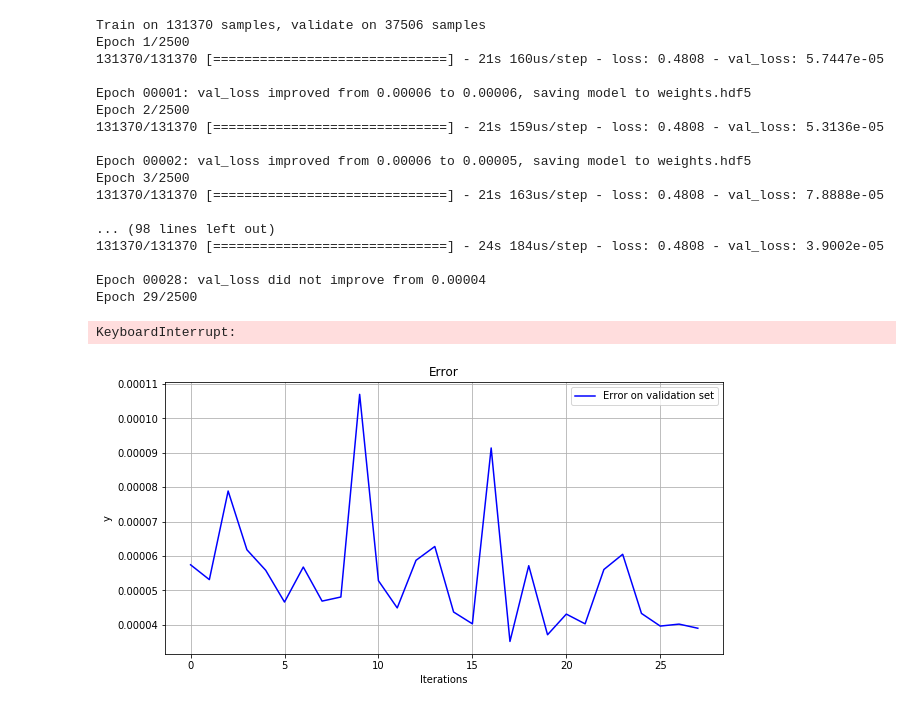
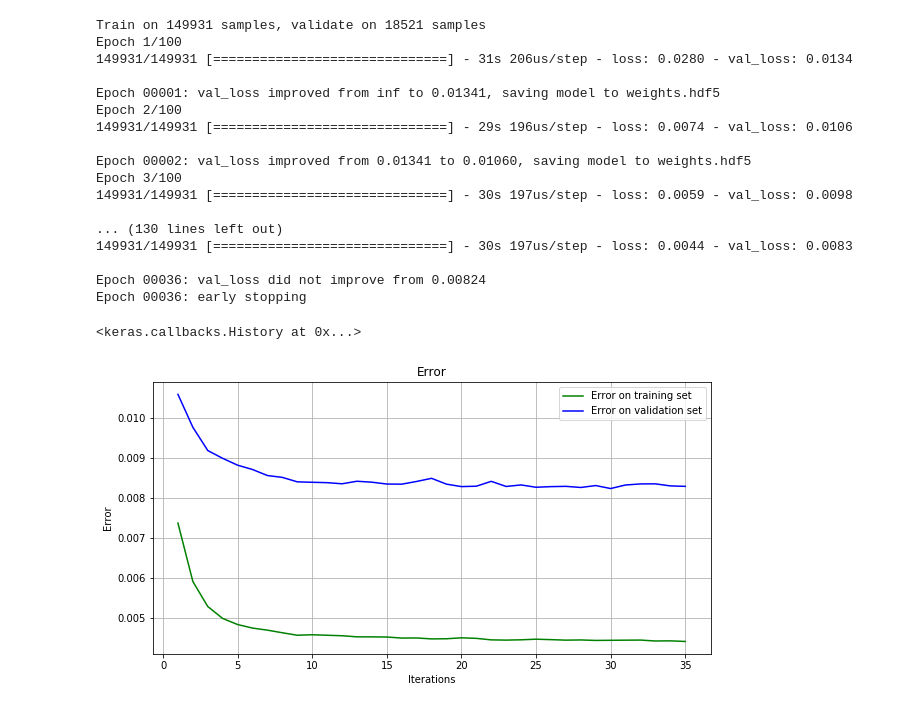
Before and after one commit to bana513/DeepLearningHomework, a Jupyter notebook: Learning.ipynb, the cells around one changed output. Saved outputs shown, nothing was run; the diff lists cells and outputs as text; code cells hidden in the pictures.

Commit message:
step scaler merge

```diff
--- a/Learning.ipynb
+++ b/Learning.ipynb
@@ -255,43 +282,46 @@ from keras.callbacks import ModelCheckpoint
 checkpointer=ModelCheckpoint(filepath='weights.hdf5', save_best_only=True, verbose=1)
 # %%
 # Training model
-model.fit(train_X[::1], train_y[::1],
-          batch_size=64,
-          epochs=2500,
-          validation_data=(valid_X[::1],valid_y[::1]),
+
+model.fit(train_X, train_y,
+          batch_size=1024,
+          epochs=100,
+          validation_data=(valid_X,valid_y),
           callbacks=[checkpointer, early_stopping, history],
           shuffle= True)
 # %% [output]
-Train on 131370 samples, validate on 37506 samples
-Epoch 1/2500
-131370/131370 [==============================] - 21s 160us/step - loss: 0.4808 - val_loss: 5.7447e-05
+Train on 149931 samples, validate on 18521 samples
+Epoch 1/100
+149931/149931 [==============================] - 31s 206us/step - loss: 0.0280 - val_loss: 0.0134
 
-Epoch 00001: val_loss improved from 0.00006 to 0.00006, saving model to weights.hdf5
-Epoch 2/2500
-131370/131370 [==============================] - 21s 159us/step - loss: 0.4808 - val_loss: 5.3136e-05
+Epoch 00001: val_loss improved from inf to 0.01341, saving model to weights.hdf5
+Epoch 2/100
+149931/149931 [==============================] - 29s 196us/step - loss: 0.0074 - val_loss: 0.0106
 
-Epoch 00002: val_loss improved from 0.00006 to 0.00005, saving model to weights.hdf5
-Epoch 3/2500
-131370/131370 [==============================] - 21s 163us/step - loss: 0.4808 - val_loss: 7.8888e-05
+Epoch 00002: val_loss improved from 0.01341 to 0.01060, saving model to weights.hdf5
+Epoch 3/100
+149931/149931 [==============================] - 30s 197us/step - loss: 0.0059 - val_loss: 0.0098
 
-... (98 lines left out)
-131370/131370 [==============================] - 24s 184us/step - loss: 0.4808 - val_loss: 3.9002e-05
+... (130 lines left out)
+149931/149931 [==============================] - 30s 197us/step - loss: 0.0044 - val_loss: 0.0083
 
-Epoch 00028: val_loss did not improve from 0.00004
-Epoch 29/2500
+Epoch 00036: val_loss did not improve from 0.00824
+Epoch 00036: early stopping
-KeyboardInterrupt:
+<keras.callbacks.History at 0x...>
 # %%
+# Plot training history
+
 from matplotlib import pyplot as plt
 %matplotlib inline
 
 plt.figure(figsize=(10, 5))
 plt.title('Error')
-# plt.plot(np.arange(history.epoch), history.losses, color ='g', label='Error on training set')
-plt.plot(np.arange(history.epoch), history.valid_losses, color ='b', label='Error on validation set')
+plt.plot(np.arange(history.epoch)[1:], history.losses[1:], color ='g', label='Error on training set')
+plt.plot(np.arange(history.epoch)[1:], history.valid_losses[1:], color ='b', label='Error on validation set')
 plt.legend(loc='upper right')
 plt.xlabel('Iterations')
-plt.ylabel('y')
+plt.ylabel('Error')
 plt.grid(True)
 plt.show()
 # %% [output]
-[figure, old version]
+[figure, new version]
```
Also changed, not shown: parts of 32 cells of this notebook, 7 other files.
